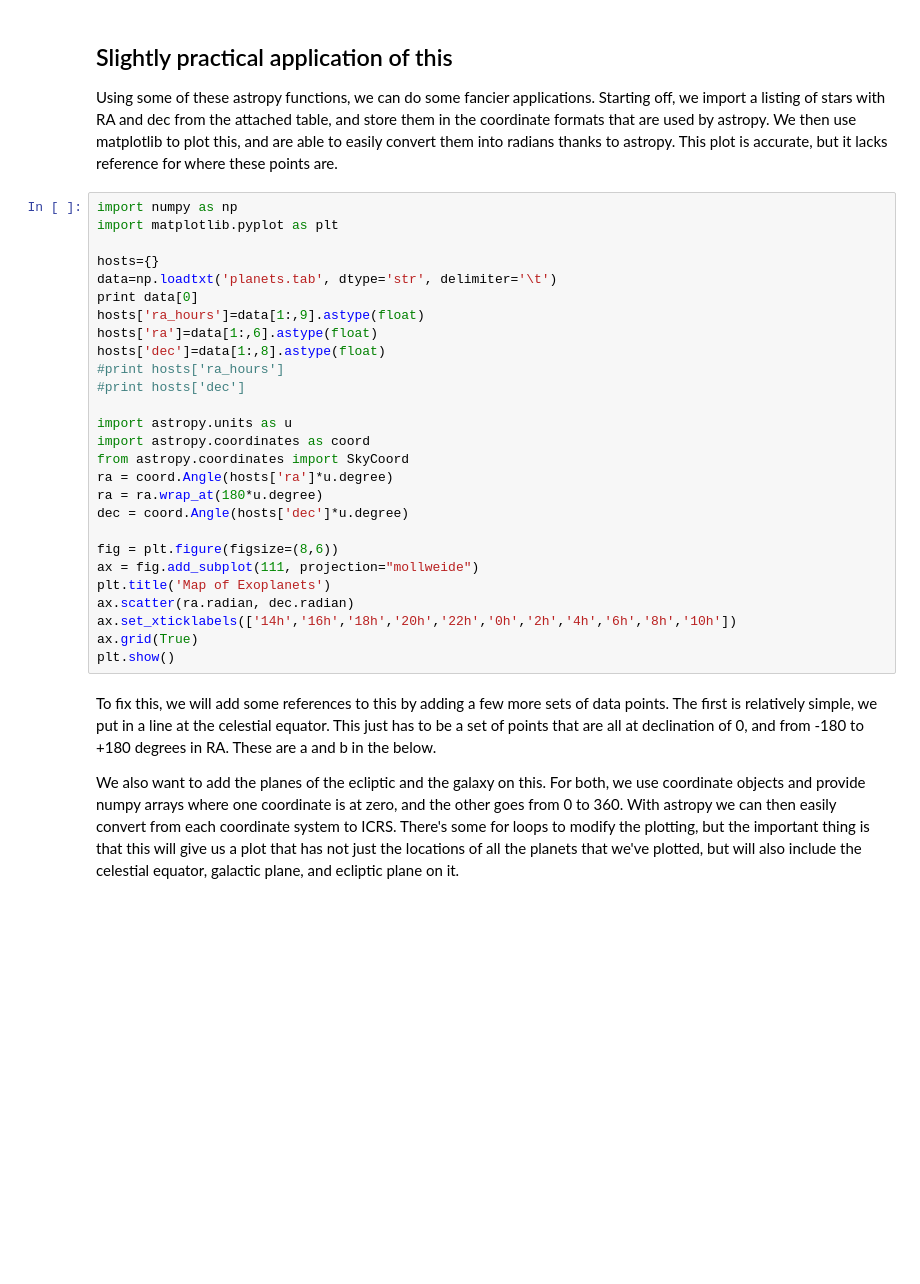
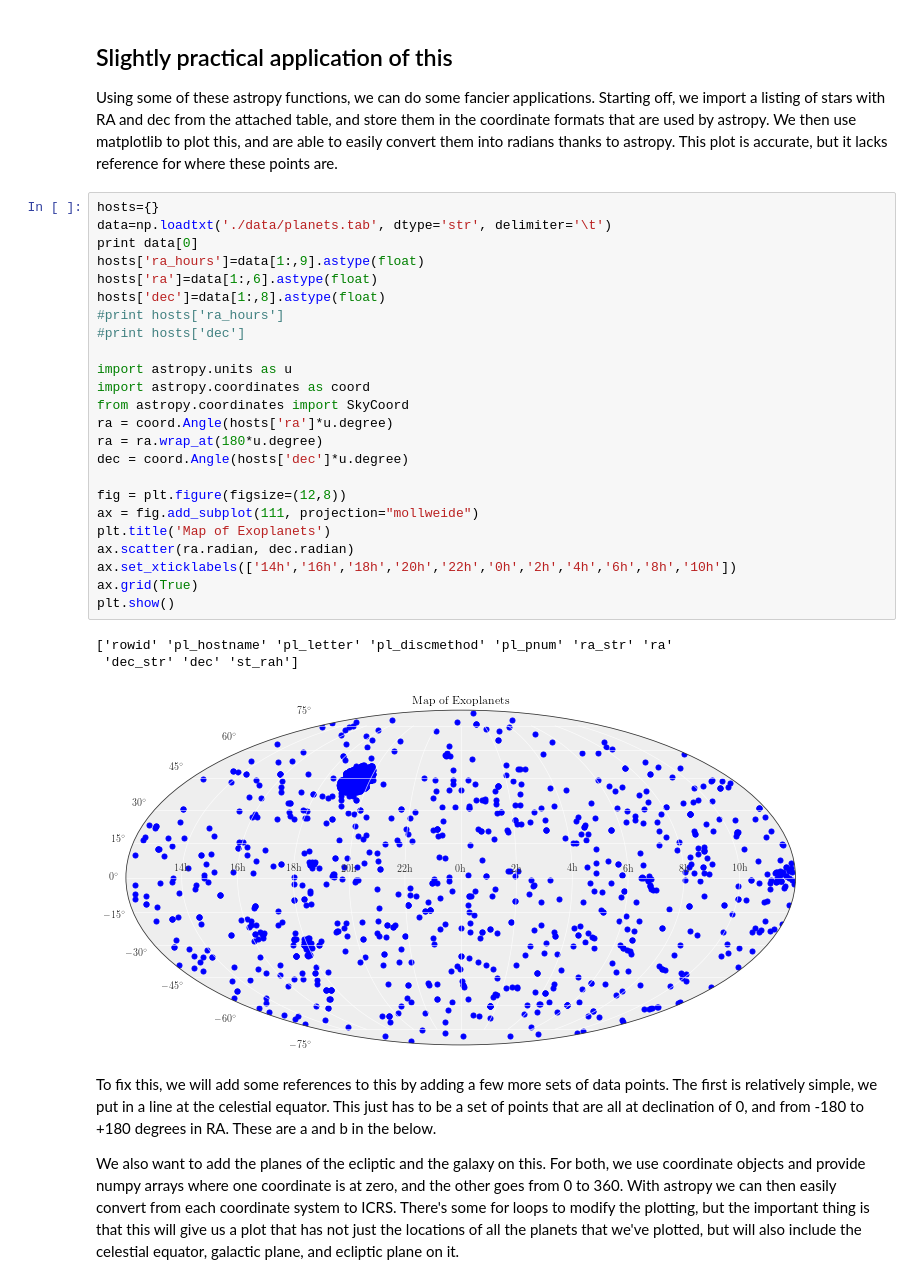
Before and after one commit to VandyAstroML/Vanderbilt_Computational_Bootcamp, a Jupyter notebook: notebooks/Week_14/14_Astropy.ipynb, the cells around one changed output. Saved outputs shown, nothing was run; the diff lists cells and outputs as text; blank space fills up the shorter version.

```diff
--- a/notebooks/Week_14/14_Astropy.ipynb
+++ b/notebooks/Week_14/14_Astropy.ipynb
@@ -103,32 +180,33 @@ print c.galactic
 
 Using some of these astropy functions, we can do some fancier applications. Starting off, we import a listing of stars with RA and dec from the attached table, and store them in the coordinate formats that are used by astropy. We then use matplotlib to plot this, and are able to easily convert them into radians thanks to astropy. This plot is accurate, but it lacks reference for where these points are.
 # %%
-import numpy as np
-import matplotlib.pyplot as plt
-
 hosts={}
-data=np.loadtxt('planets.tab', dtype='str', delimiter='\t')
+data=np.loadtxt('./data/planets.tab', dtype='str', delimiter='\t')
 print data[0]
 hosts['ra_hours']=data[1:,9].astype(float)
 hosts['ra']=data[1:,6].astype(float)
 hosts['dec']=data[1:,8].astype(float)
 #print hosts['ra_hours']
 #print hosts['dec']
 
 import astropy.units as u
 import astropy.coordinates as coord
 from astropy.coordinates import SkyCoord
 ra = coord.Angle(hosts['ra']*u.degree)
 ra = ra.wrap_at(180*u.degree)
 dec = coord.Angle(hosts['dec']*u.degree)
 
-fig = plt.figure(figsize=(8,6))
+fig = plt.figure(figsize=(12,8))
 ax = fig.add_subplot(111, projection="mollweide")
 plt.title('Map of Exoplanets')
 ax.scatter(ra.radian, dec.radian)
 ax.set_xticklabels(['14h','16h','18h','20h','22h','0h','2h','4h','6h','8h','10h'])
 ax.grid(True)
 plt.show()
+# %% [output]
+['rowid' 'pl_hostname' 'pl_letter' 'pl_discmethod' 'pl_pnum' 'ra_str' 'ra'
+ 'dec_str' 'dec' 'st_rah']
+[figure, added]
 # %% [markdown]
 To fix this, we will add some references to this by adding a few more sets of data points. The first is relatively simple, we put in a line at the celestial equator. This just has to be a set of points that are all at declination of 0, and from -180 to +180 degrees in RA. These are a and b in the below.
 
```
Also changed, not shown: parts of 79 cells of this notebook, 13 other files.
